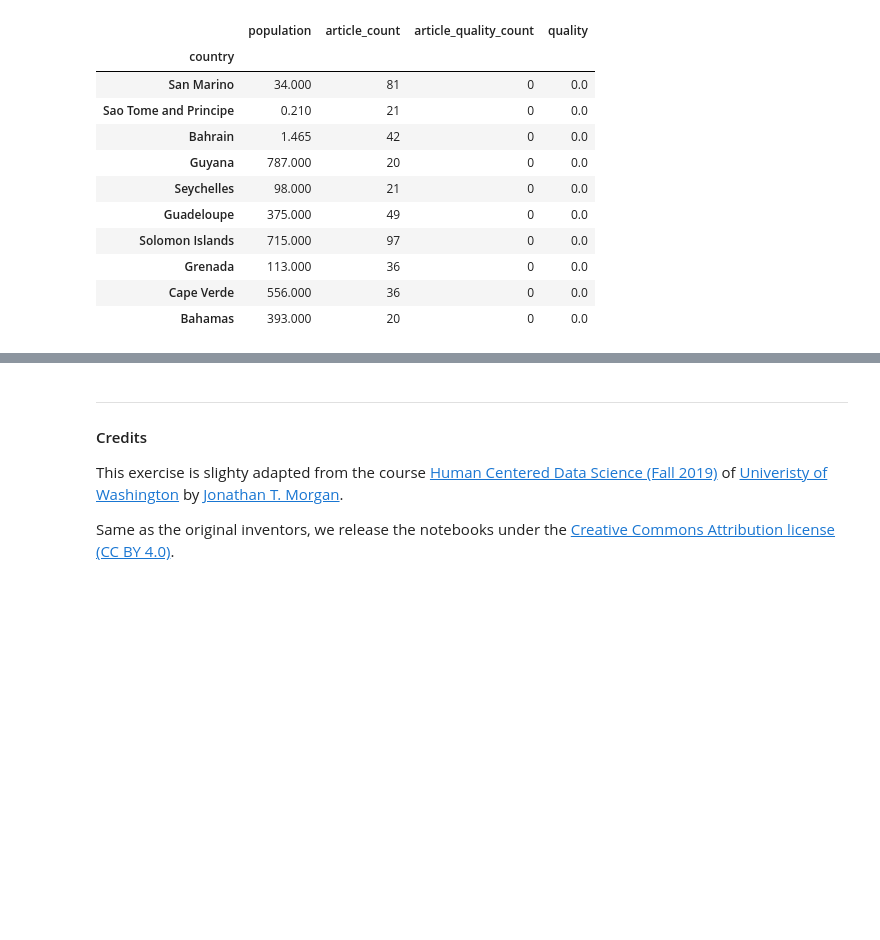
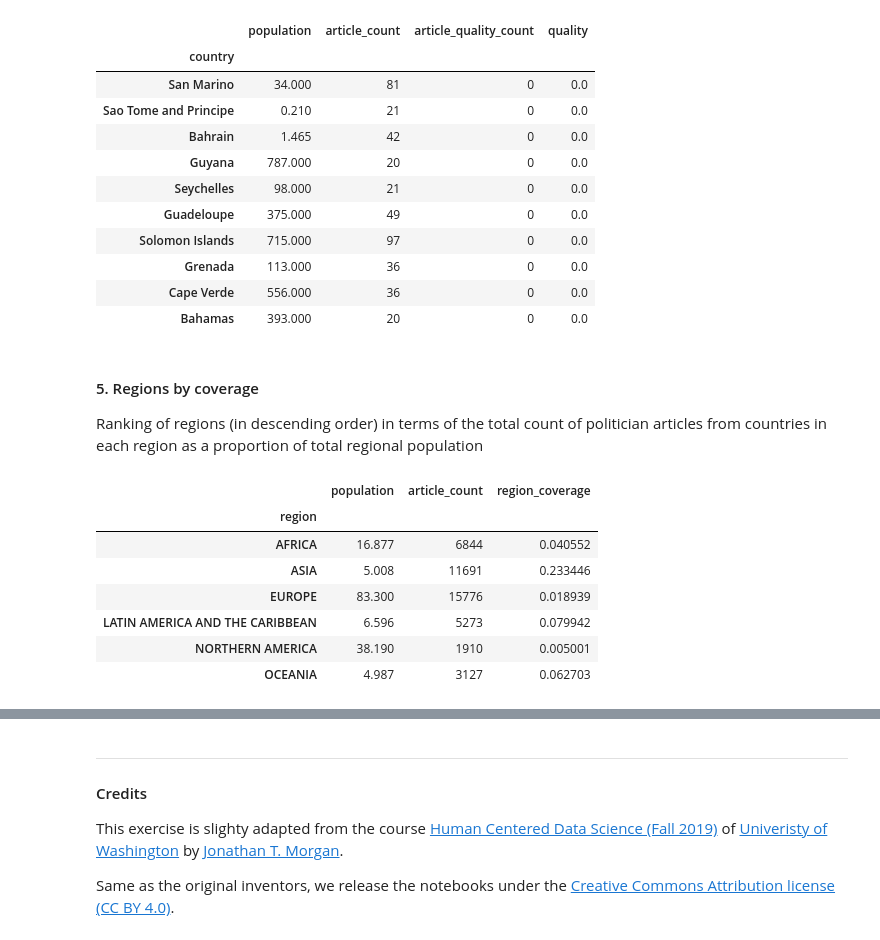
Before and after one commit to Arne117/A3-hcds-hcc-bias, a Jupyter notebook: src/A3_Wikipedia_ORES_Bias.ipynb, the cells around one changed output, grey strips where cells are left out. Saved outputs shown, nothing was run; the diff lists cells and outputs as text; code cells hidden in the pictures; blank space fills up the shorter version.

```diff
--- a/src/A3_Wikipedia_ORES_Bias.ipynb
+++ b/src/A3_Wikipedia_ORES_Bias.ipynb
@@ -459,3 +455,22 @@ quality_df.tail(10)
 | Grenada | 113.000 | 36 | 0 | 0.0 |
 | Cape Verde | 556.000 | 36 | 0 | 0.0 |
 | Bahamas | 393.000 | 20 | 0 | 0.0 |
+# %% [markdown]
+#### 5. Regions by coverage
+Ranking of regions (in descending order) in terms of the total count of politician articles from countries in each region as a proportion of total regional population
+# %%
+region_df = final_df.groupby(['region']).aggregate({'population':'first', 'article_name':'count'})
+region_df = region_df.rename(columns={'article_name': 'article_count'})
+region_df['region_coverage'] = (region_df['article_count'] * 100) / (region_df['population'] * 1000000)
+region_df = region_df.sort_values('region_coverage', ascending=False)
+
+region_df
+# %% [output]
+|  | population | article_count | region_coverage |
+| region |  |  |  |
+| AFRICA | 16.877 | 6844 | 0.040552 |
+| ASIA | 5.008 | 11691 | 0.233446 |
+| EUROPE | 83.300 | 15776 | 0.018939 |
+| LATIN AMERICA AND THE CARIBBEAN | 6.596 | 5273 | 0.079942 |
+| NORTHERN AMERICA | 38.190 | 1910 | 0.005001 |
+| OCEANIA | 4.987 | 3127 | 0.062703 |
```
Also changed, not shown: parts of 3 cells of this notebook.
